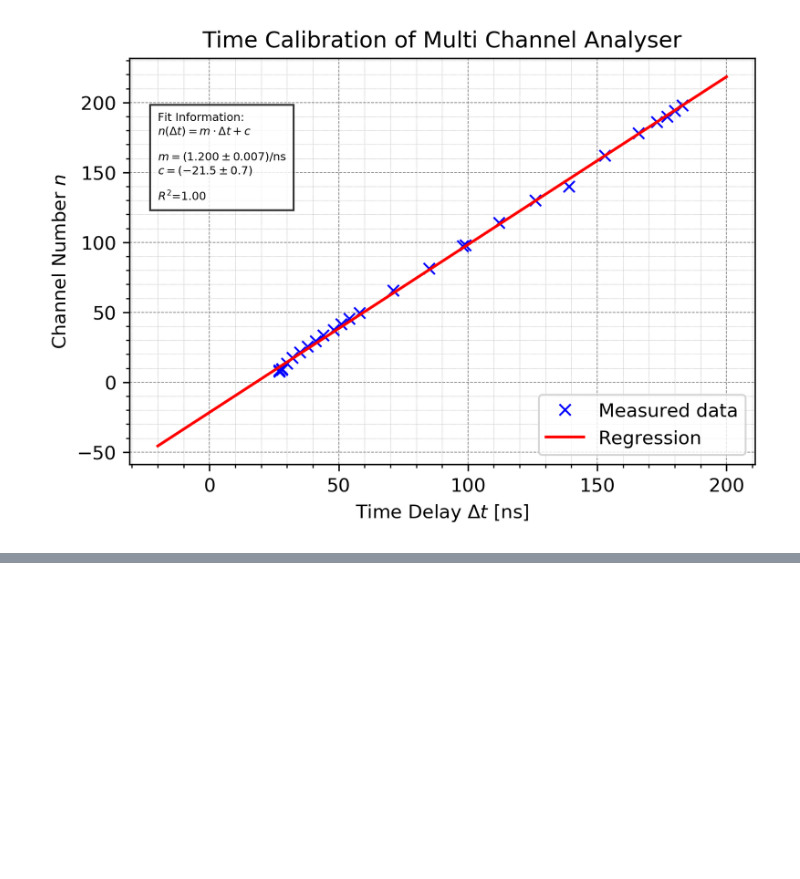
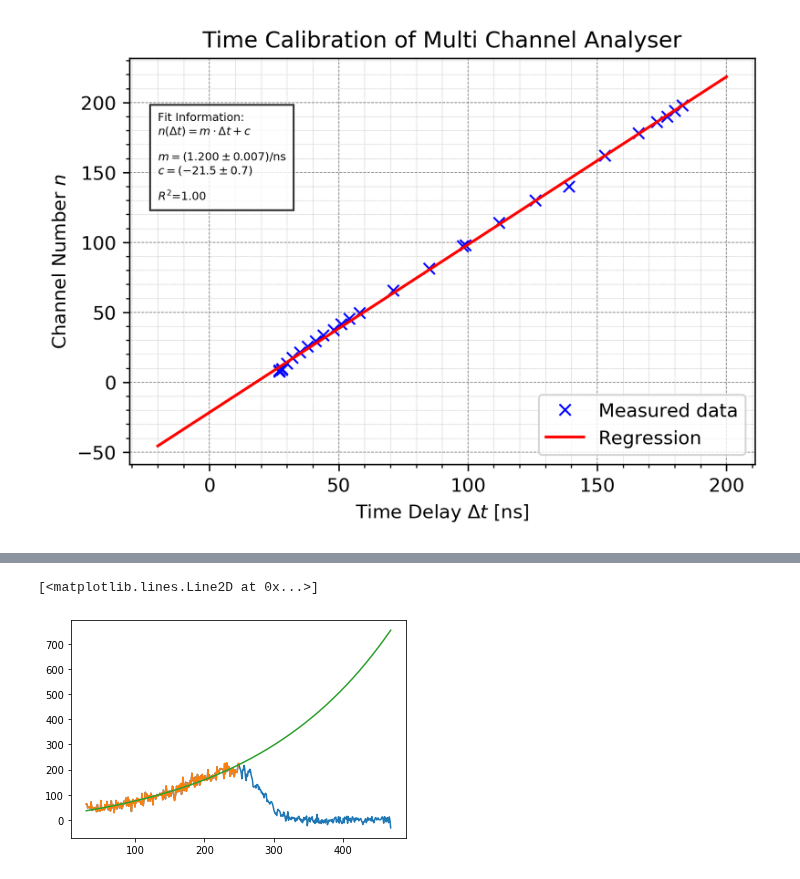
Before and after one commit to shockcookie/FP, a Jupyter notebook: KHWZ/coinc/Zeitkali.ipynb, the cells around one changed output, grey strips where cells are left out. Saved outputs shown, nothing was run; the diff lists cells and outputs as text; code cells hidden in the pictures; blank space fills up the shorter version.

```diff
--- a/KHWZ/coinc/Zeitkali.ipynb
+++ b/KHWZ/coinc/Zeitkali.ipynb
@@ -149,0 +222,23 @@ plt.show()
+# %%
+def fit_pm(x, y, func=lambda x: x, p0=None):
+    from scipy.optimize import curve_fit
+    import numpy as np
+    popt, pcov = curve_fit(func, x, y, p0=p0, bounds=(0,100))
+    params = popt.copy()
+    errors = np.sqrt(np.diag(pcov))
+    r = np.array(y) - func(np.array(x), *params)
+    rss = np.sum(r ** 2)
+    tss = np.sum((y - np.mean(y)) ** 2)
+    R_2 = 1 - (rss / tss)
+    try:
+        from uncertainties import unumpy as unp
+        return unp.uarray(params, errors), R_2
+    except:
+        return np.array(params), np.array(errors), R_2
+
+def expfit_pm(x, y, p0=None):
+    import numpy as np
+    return fit_pm(x, y, func=lambda x, a, b, c, d: a * np.exp(b * (x+d)) + c, p0=p0)
+
+def eexp(x,a,b,c,d):
+    return a * np.exp(b * (x+d)) + c
@@ -149,0 +256,9 @@ plt.show()
+# %%
+kek = 30
+eke = -41
+plt.plot(val(cleaned[0][kek:eke]), val(cleaned[1][kek:eke]))
+plt.plot(val(x),val(y))
+plt.plot(cleaned[0][kek:eke],eexp(cleaned[0][kek:eke],*val(vals)))
+# %% [output]
+[<matplotlib.lines.Line2D at 0x...>]
+[figure, added]
```
Also changed, not shown: parts of 14 cells of this notebook.
